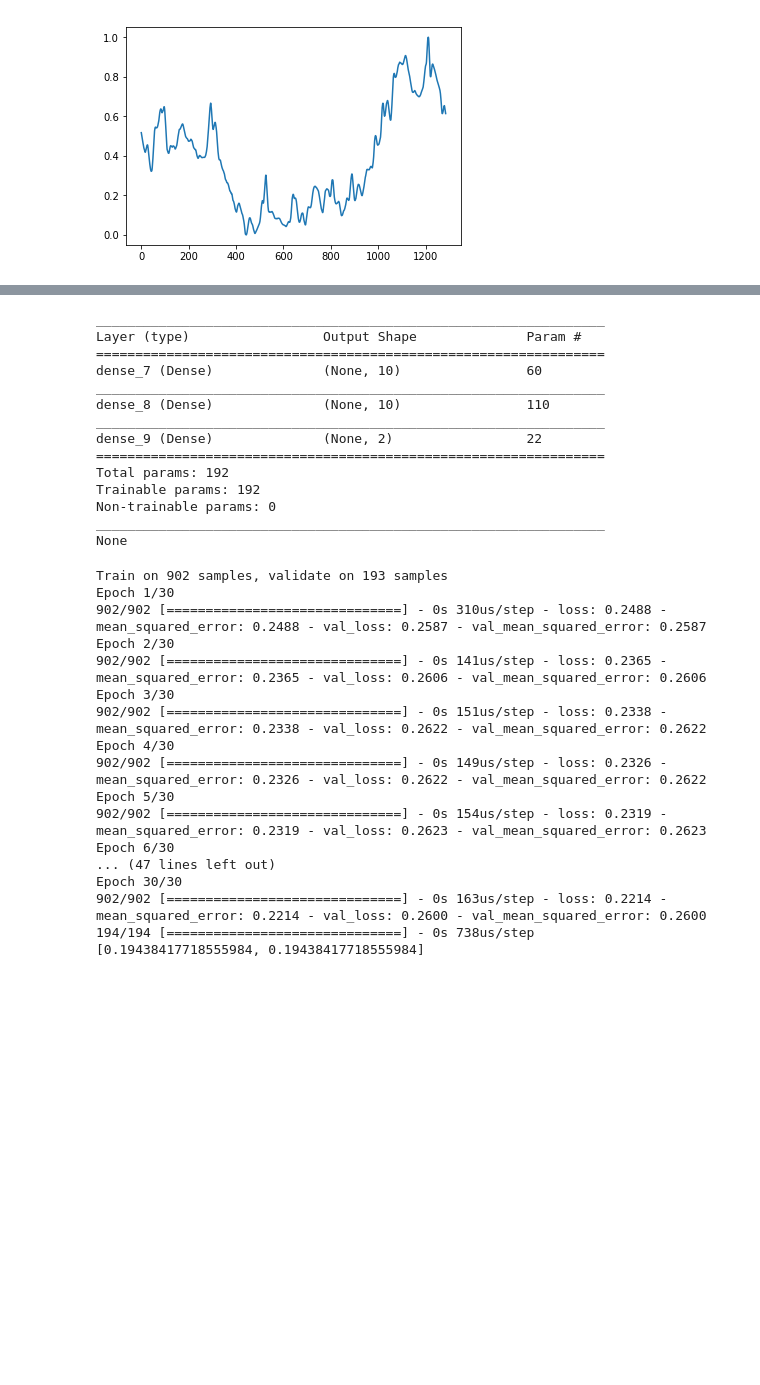
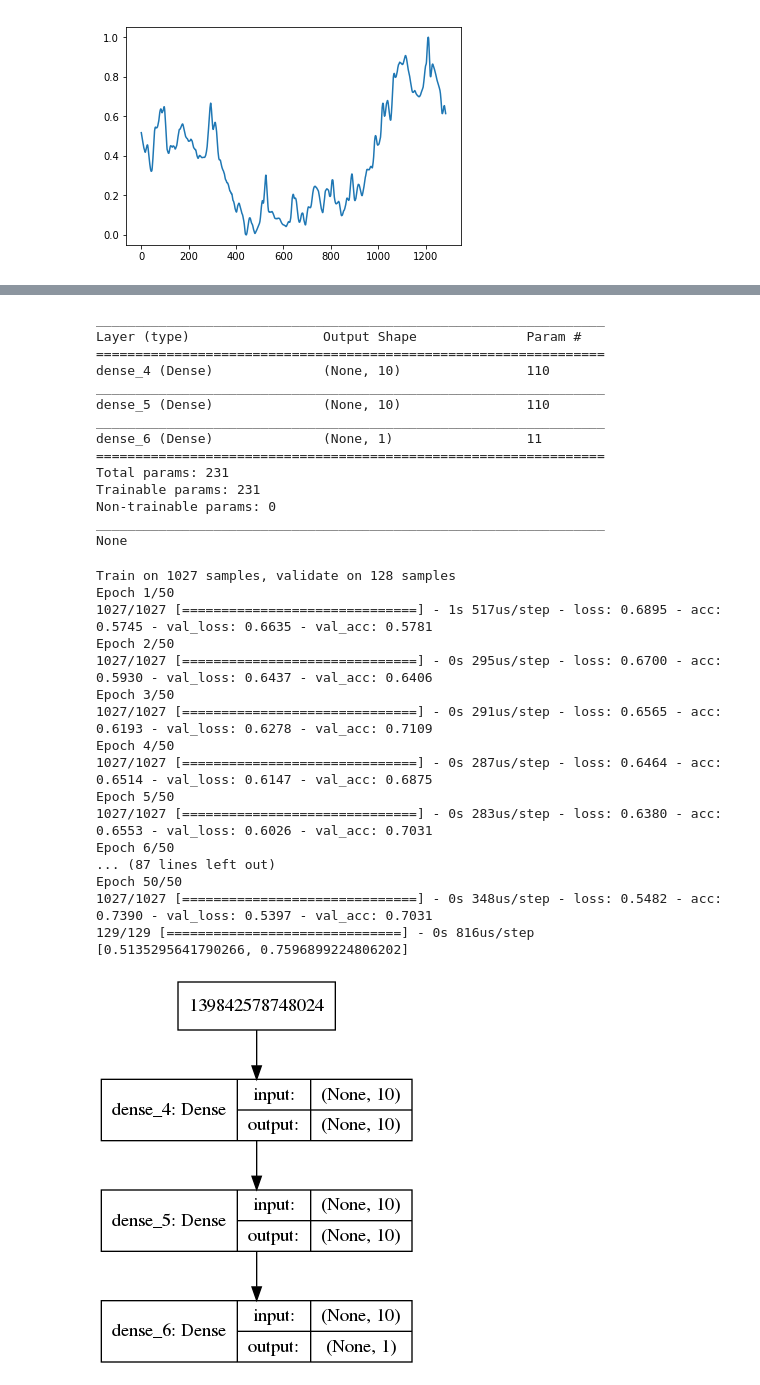
Before and after one commit to rmmartin02/OSRS_Research, a Jupyter notebook: ML/OSRS/Classification.ipynb, the cells around one changed output, grey strips where cells are left out. Cells and saved outputs as stored; diff of their text form; code cells hidden in the pictures; blank space fills up the shorter version.

```diff
--- a/ML/OSRS/Classification.ipynb
+++ b/ML/OSRS/Classification.ipynb
@@ -145,54 +150,59 @@ print(y_test[0])
 # %%
 model = Sequential()
 model.add(Dense(10, input_dim=size, activation='relu'))
-model.add(Dense(10, activation='relu'))
-model.add(Dense(2, activation='sigmoid'))
+model.add(Dense(10, input_dim=size, activation='relu'))
+model.add(Dense(1, activation='sigmoid'))
 print(model.summary())
 # %% [output]
 _________________________________________________________________
 Layer (type)                 Output Shape              Param #
 =================================================================
-dense_7 (Dense)              (None, 10)                60
+dense_4 (Dense)              (None, 10)                110
 _________________________________________________________________
-dense_8 (Dense)              (None, 10)                110
+dense_5 (Dense)              (None, 10)                110
 _________________________________________________________________
-dense_9 (Dense)              (None, 2)                 22
+dense_6 (Dense)              (None, 1)                 11
 =================================================================
-Total params: 192
-Trainable params: 192
+Total params: 231
+Trainable params: 231
 Non-trainable params: 0
 _________________________________________________________________
 None
 # %%
-sgd = SGD(lr=0.1)
-model.compile(loss='mse',
-              optimizer=sgd,
-              metrics=['mse'])
+model.compile(loss='binary_crossentropy',
+              optimizer='rmsprop',
+              metrics=['accuracy'])
 
 history = model.fit(x_train, y_train,
             validation_data=(x_val,y_val),
-            epochs=30,
-            batch_size=16)
+            epochs=50,
+            batch_size=10)
 score = model.evaluate(x_test, y_test, batch_size=1)
 print(score)
 # %% [output]
-Train on 902 samples, validate on 193 samples
-Epoch 1/30
-902/902 [==============================] - 0s 310us/step - loss: 0.2488 - mean_squared_error: 0.2488 - val_loss: 0.2587 - val_mean_squared_error: 0.2587
-Epoch 2/30
-902/902 [==============================] - 0s 141us/step - loss: 0.2365 - mean_squared_error: 0.2365 - val_loss: 0.2606 - val_mean_squared_error: 0.2606
-Epoch 3/30
-902/902 [==============================] - 0s 151us/step - loss: 0.2338 - mean_squared_error: 0.2338 - val_loss: 0.2622 - val_mean_squared_error: 0.2622
-Epoch 4/30
-902/902 [==============================] - 0s 149us/step - loss: 0.2326 - mean_squared_error: 0.2326 - val_loss: 0.2622 - val_mean_squared_error: 0.2622
-Epoch 5/30
-902/902 [==============================] - 0s 154us/step - loss: 0.2319 - mean_squared_error: 0.2319 - val_loss: 0.2623 - val_mean_squared_error: 0.2623
-Epoch 6/30
-... (47 lines left out)
-Epoch 30/30
-902/902 [==============================] - 0s 163us/step - loss: 0.2214 - mean_squared_error: 0.2214 - val_loss: 0.2600 - val_mean_squared_error: 0.2600
-194/194 [==============================] - 0s 738us/step
-[0.19438417718555984, 0.19438417718555984]
+Train on 1027 samples, validate on 128 samples
+Epoch 1/50
+1027/1027 [==============================] - 1s 517us/step - loss: 0.6895 - acc: 0.5745 - val_loss: 0.6635 - val_acc: 0.5781
+Epoch 2/50
+1027/1027 [==============================] - 0s 295us/step - loss: 0.6700 - acc: 0.5930 - val_loss: 0.6437 - val_acc: 0.6406
+Epoch 3/50
+1027/1027 [==============================] - 0s 291us/step - loss: 0.6565 - acc: 0.6193 - val_loss: 0.6278 - val_acc: 0.7109
+Epoch 4/50
+1027/1027 [==============================] - 0s 287us/step - loss: 0.6464 - acc: 0.6514 - val_loss: 0.6147 - val_acc: 0.6875
+Epoch 5/50
+1027/1027 [==============================] - 0s 283us/step - loss: 0.6380 - acc: 0.6553 - val_loss: 0.6026 - val_acc: 0.7031
+Epoch 6/50
+... (87 lines left out)
+Epoch 50/50
+1027/1027 [==============================] - 0s 348us/step - loss: 0.5482 - acc: 0.7390 - val_loss: 0.5397 - val_acc: 0.7031
+129/129 [==============================] - 0s 816us/step
+[0.5135295641790266, 0.7596899224806202]
+# %%
+import IPython
+keras.utils.plot_model(model, to_file='test_keras_plot_model.png', show_shapes=True)
+IPython.display.Image("test_keras_plot_model.png")
+# %% [output]
+[figure, added]
 # %%
 print(history.history.keys())
 # summarize history for accuracy
```
Also changed, not shown: parts of 9 cells of this notebook, 1 other file.
